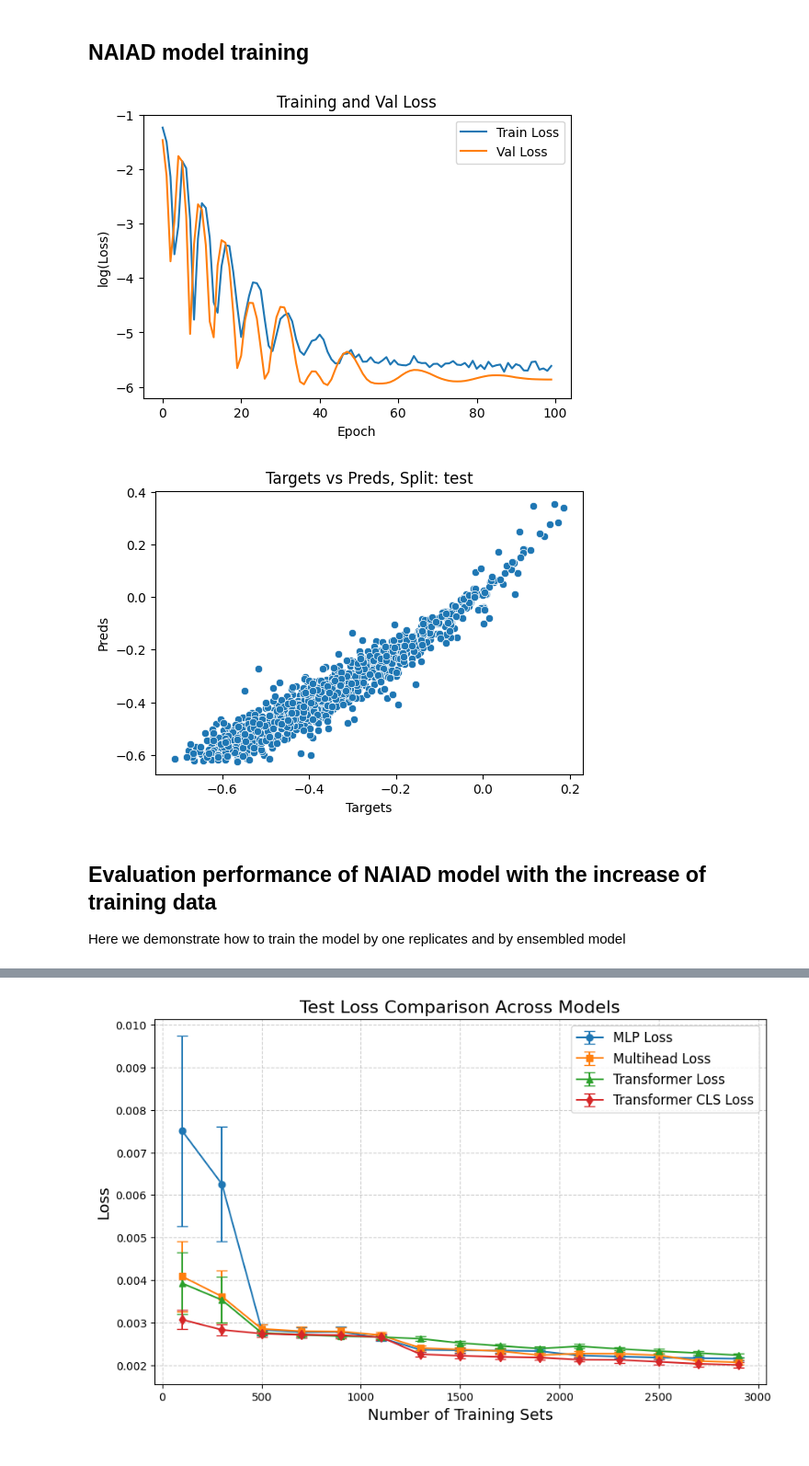
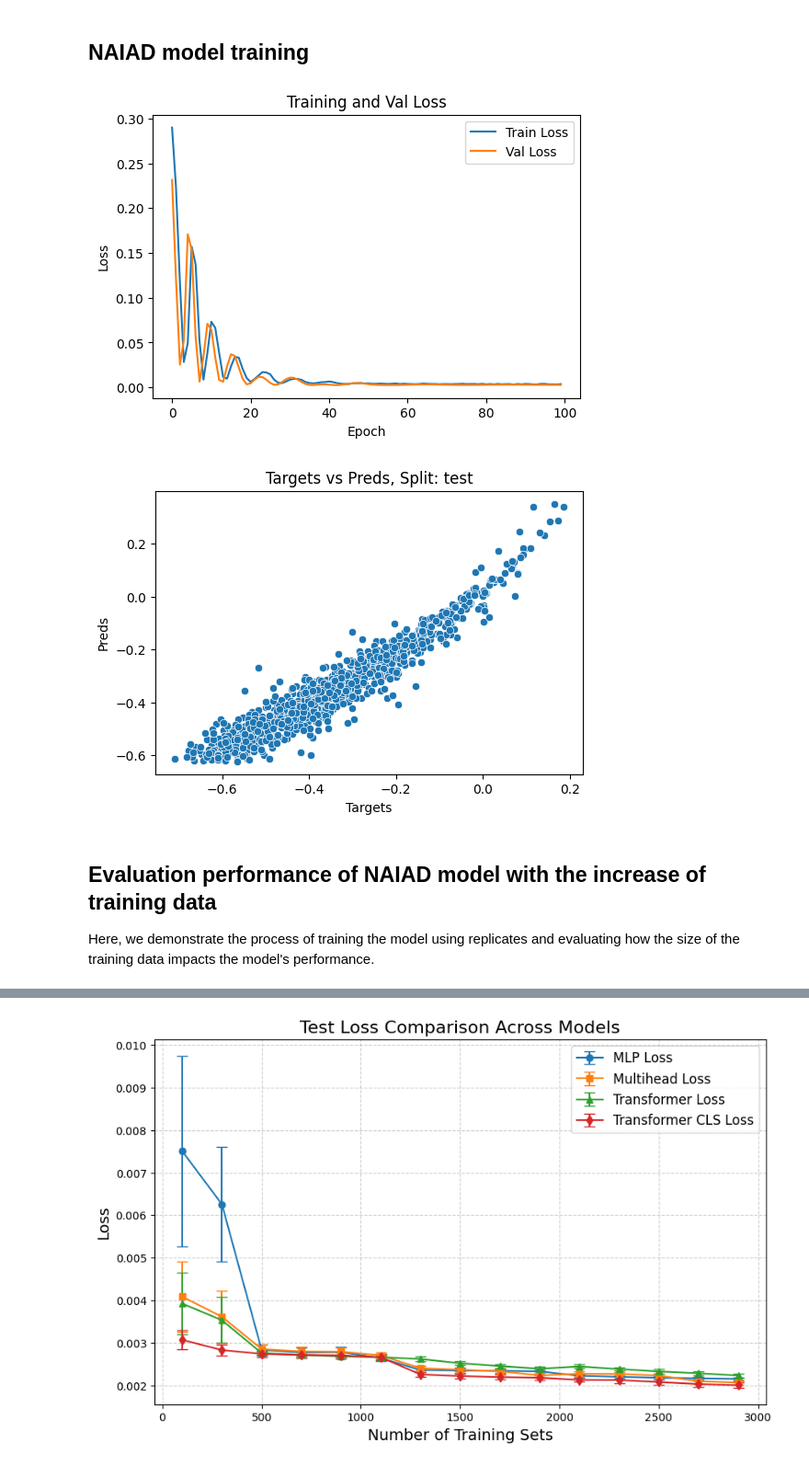
Before and after one commit to NeptuneBio/NAIAD, a Jupyter notebook: tutorials/naiad_tutorial.ipynb, the cells around one changed output, grey strips where cells are left out. Shown at 92% size. Cells and saved outputs as stored; diff of their text form; code cells hidden in the pictures.

```diff
--- a/tutorials/naiad_tutorial.ipynb
+++ b/tutorials/naiad_tutorial.ipynb
@@ -69,10 +68,10 @@ naiad_model.generate_attentions(use_best=True)
 # %%
 # plot results
-fig = naiad_model.plot_loss_curves(log=True)
+fig = naiad_model.plot_loss_curves(log=False)
 fig = naiad_model.plot_preds('test')
 # %% [output]
-[figure, old version]
+[figure, new version]
-[figure, old version]
+[figure, new version]
 # %%
 # extract relevant data from object
 model = naiad_model.model                 # final model after training
@@ -82,4 +81,4 @@ losses = naiad_model.training_metrics     # train / val loss during training pro
 attentions = naiad_model.attentions       # attention weights from best model on all data splits
 # %% [markdown]
 ## Evaluation performance of NAIAD model with the increase of training data
-Here we demonstrate how to train the model by one replicates and by ensembled model
+Here, we demonstrate the process of training the model using replicates and evaluating how the size of the training data impacts the model's performance.
```
Also changed, not shown: parts of 6 cells of this notebook, 1 other file.
